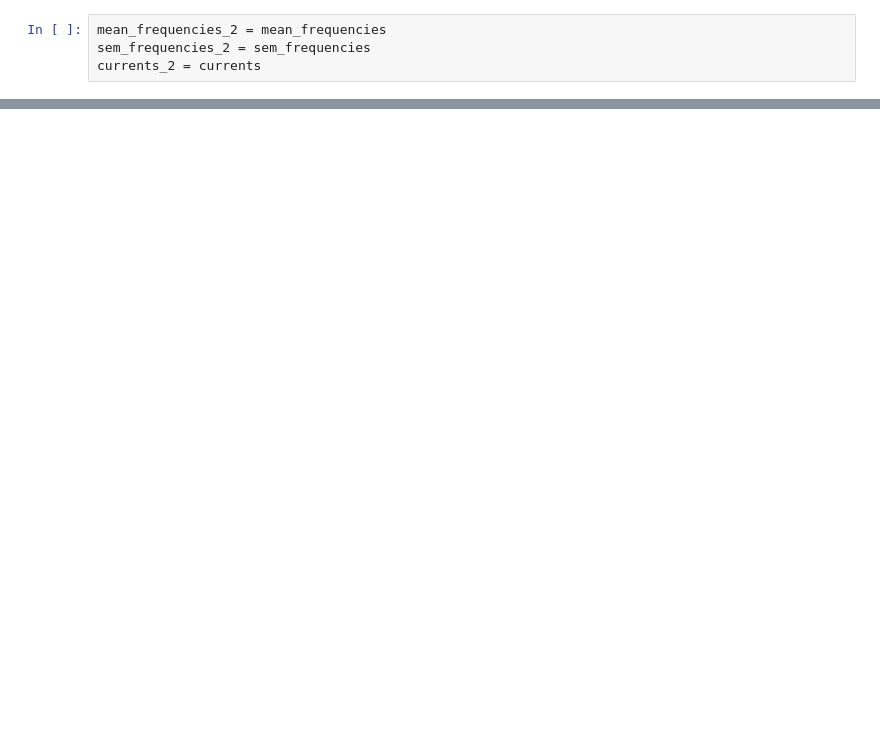
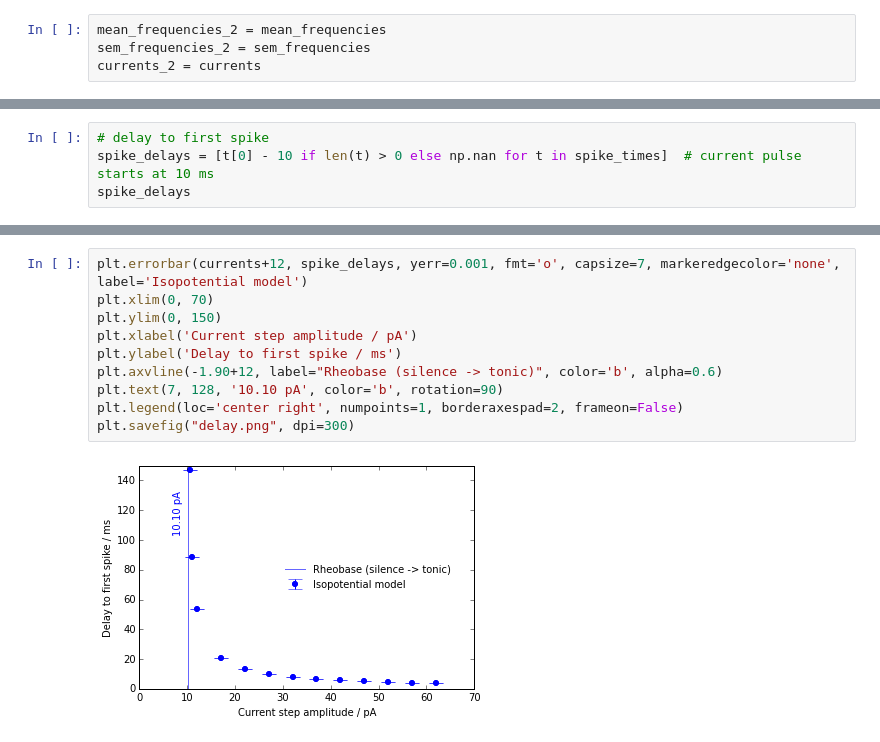
Before and after one commit to jrieke/drosophila-dynamics, a Jupyter notebook: f-I-curve/analysis.ipynb, the cells around one changed output, grey strips where cells are left out. Cells and saved outputs as stored; diff of their text form; blank space fills up the shorter version.

```diff
--- a/f-I-curve/analysis.ipynb
+++ b/f-I-curve/analysis.ipynb
@@ -153,0 +121,4 @@ for sem, mean in zip(sem_frequencies_2, mean_frequencies_2):
+# %%
+# delay to first spike
+spike_delays = [t[0] - 10 if len(t) > 0 else np.nan for t in spike_times]  # current pulse starts at 10 ms
+spike_delays
@@ -153,0 +140,12 @@ for sem, mean in zip(sem_frequencies_2, mean_frequencies_2):
+# %%
+plt.errorbar(currents+12, spike_delays, yerr=0.001, fmt='o', capsize=7, markeredgecolor='none', label='Isopotential model')
+plt.xlim(0, 70)
+plt.ylim(0, 150)
+plt.xlabel('Current step amplitude / pA')
+plt.ylabel('Delay to first spike / ms')
+plt.axvline(-1.90+12, label="Rheobase (silence -> tonic)", color='b', alpha=0.6)
+plt.text(7, 128, '10.10 pA', color='b', rotation=90)
+plt.legend(loc='center right', numpoints=1, borderaxespad=2, frameon=False)
+plt.savefig("delay.png", dpi=300)
+# %% [output]
+[figure, added]
```
Also changed, not shown: parts of 15 cells of this notebook, 9 other files.
